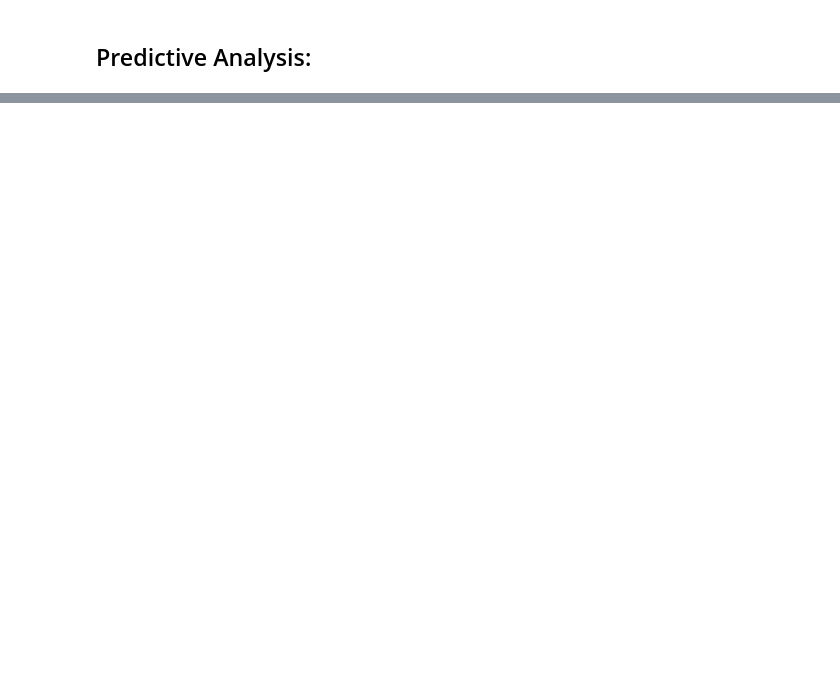
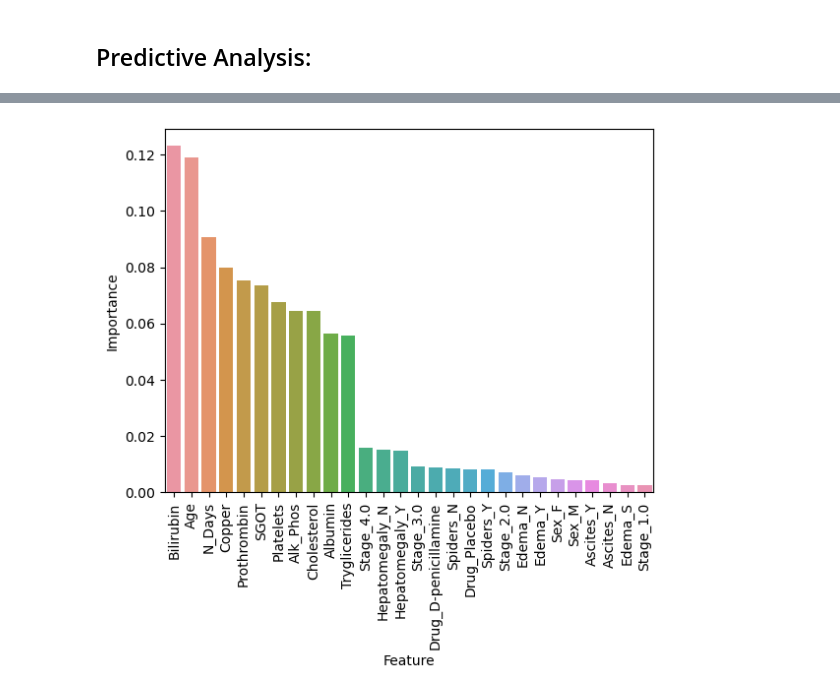
Before and after one commit to BrandonDioneda/Multi-Class-Prediction-of-Cirrhosis-Outcomes, a Jupyter notebook: cirrhosis.ipynb, the cells around one changed output, grey strips where cells are left out. Cells and saved outputs as stored; diff of their text form; code cells hidden in the pictures; blank space fills up the shorter version.

```diff
--- a/cirrhosis.ipynb
+++ b/cirrhosis.ipynb
@@ -169,0 +186,13 @@ rfc = RandomForestClassifier()
+# %%
+data_X = train.drop(columns={'Status'})
+data_Y = train.Status
+
+X, test_X, Y, test_Y = train_test_split(
+    data_X, data_Y,
+    test_size=.2, random_state=42069
+)
+
+train_X, val_X, train_Y, val_Y = train_test_split(
+    X, Y,
+    test_size=.25, random_state=42069
+)
@@ -169,0 +254,2 @@ rfc = RandomForestClassifier()
+# %%
+base_pl.fit(train_X, train_Y)
@@ -169,0 +287,23 @@ rfc = RandomForestClassifier()
+# %%
+feat_importances = base_pl.named_steps['rfc'].feature_importances_
+
+# Get the names of the features after preprocessing
+feature_names = preproc_base.transformers_[0][1]['one hot encode'].get_feature_names_out(categorical).tolist()
+feature_names = feature_names + std + log_std
+
+# Create a DataFrame to display the feature importances
+feature_importance_df = pd.DataFrame({
+    'Feature': feature_names,
+    'Importance': feat_importances
+})
+
+# Sort the DataFrame by importance in descending order
+feature_importance_df = feature_importance_df.sort_values(by='Importance', ascending=False)
+
+# Display the feature importances
+feat_fig = sns.barplot(data=feature_importance_df,
+                       x='Feature',
+                       y='Importance');
+feat_fig.set_xticklabels(labels=feature_importance_df.Feature, rotation=90);
+# %% [output]
+[figure, added]
```
Also changed, not shown: parts of 42 cells of this notebook, 3 other files.
